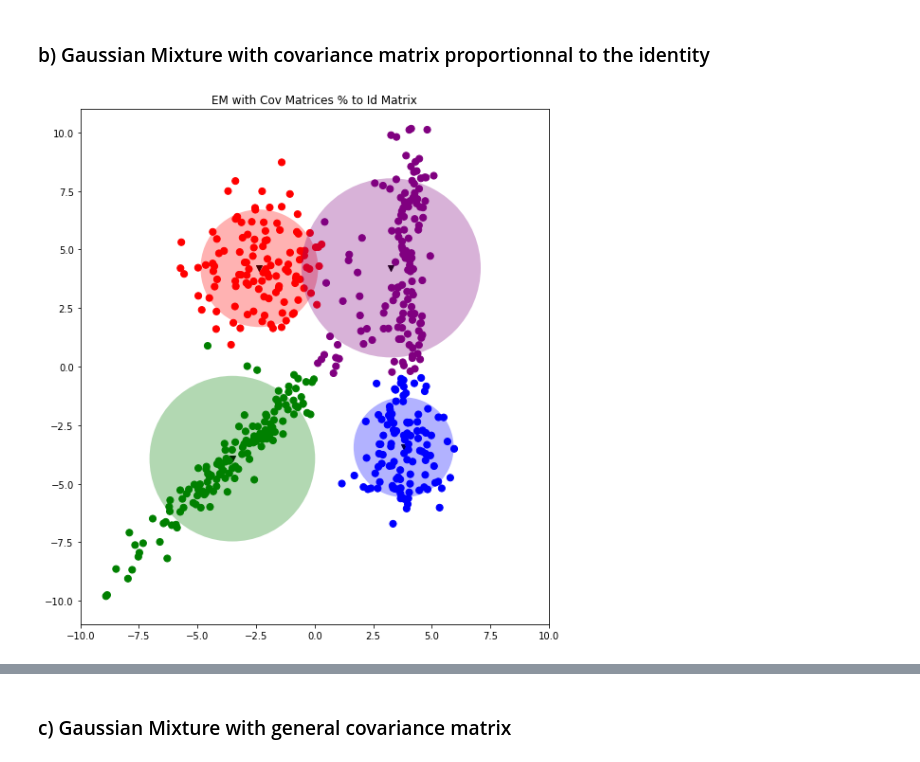
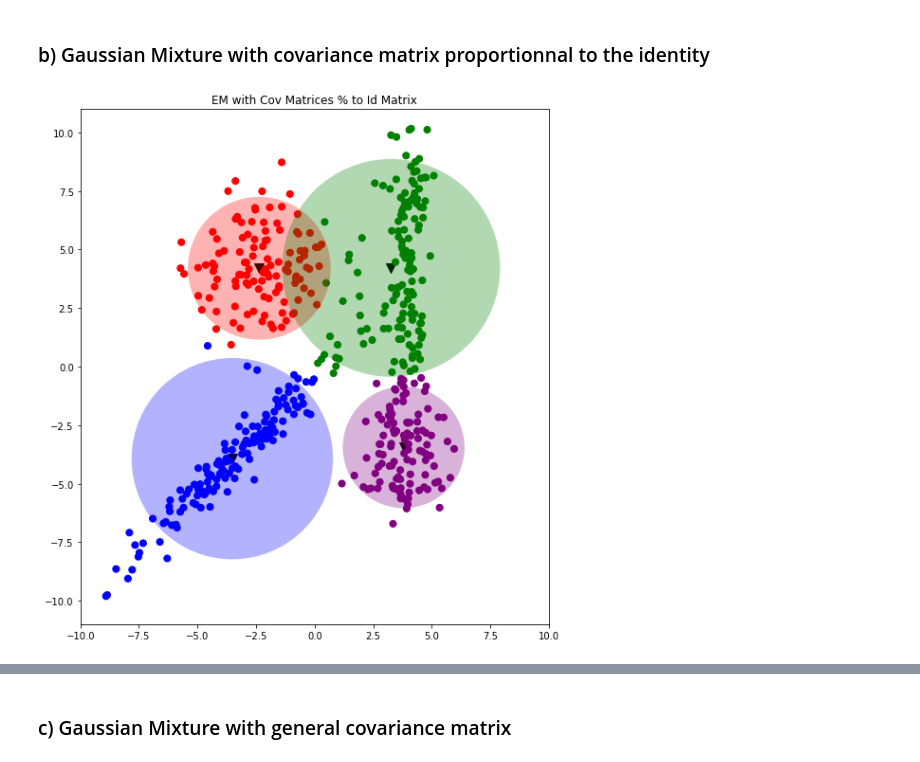
Before and after one commit to martinplouy/MVA, a Jupyter notebook: PGM/HW2/MVA_DM2_DELAFOURNIERE_PLOUY.ipynb, the cells around one changed output, grey strips where cells are left out. Cells and saved outputs as stored; diff of their text form; code cells hidden in the pictures.

```diff
--- a/PGM/HW2/MVA_DM2_DELAFOURNIERE_PLOUY.ipynb
+++ b/PGM/HW2/MVA_DM2_DELAFOURNIERE_PLOUY.ipynb
@@ -133,8 +123,21 @@ distortion measure :  1108.0371163984478
+# %%
+def getOptimalParametersOfKmeans(X, numTries):
+    optimalCenters, optimalClusters = computeKMeans(X, 100)
+    measureMax = computeDistortionMeasures(X, optimalCenters, optimalClusters)
+    for i in range(1, numTries):
+        X = data['data']
+        centers, clusters = computeKMeans(X, 100)
+        distortionMeasure = computeDistortionMeasures(X, centers, clusters)
+        if distortionMeasure < measureMax :
+            measureMax = distortionMeasure
+            optimalCenters = centers
+            optimalClusters = clusters
+    return optimalCenters, optimalClusters
 # %% [markdown]
 ### b) Gaussian Mixture with covariance matrix proportionnal to the identity
 # %%
 def computeEMForB(X, niter):
-    centers, clusters = computeKMeans(X, 100) #todo use max of 10 iterations
+    centers, clusters = getOptimalParametersOfKmeans(X, 10)
 
     # ----------------- init pi
     pi = [0,0,0,0]
@@ -184,7 +187,7 @@ def computeEMForB(X, niter):
             Xcentered = [X[k]-centers[l] for k in range(len(X))]
             Xcenteredsquare = [x**2 for x in Xcentered]
             Xcenteredsquareq = [Xcenteredsquare[k]*q[k,l] for k in range(len(Xcenteredsquare))]
-            sigma = 0.5*np.sum(Xcenteredsquareq)/sumq
+            sigma = 0.5*np.sum(Xcenteredsquareq)/sumq # here d = 2
             sigmas[l] = sigma * np.identity(2)
 
     return pi, centers, sigmas, q
@@ -245,9 +248,9 @@ def plotEM(X, centers, sigmas, q, title):
     fig = figure(figsize=(10,10))
     ax = fig.add_subplot(111, aspect='equal')
 
-    ax.scatter(centers[:,0], centers[:,1], color="black", marker = 'v')
+    ax.scatter(centers[:,0], centers[:,1], color="black", marker = 'v', s = 100)
     for i in range(4):
-        ell = plot_cov_ellipse(sigmas[i], centers[i, :], label_color_map[i], 1.645,ax) #1.645 is equivalenrt to 90%
+        ell = plot_cov_ellipse(sigmas[i], centers[i, :], label_color_map[i], 2, ax) # 2std => 95%
 
 
     clusters = np.argmax(q,1)
@@ -260,18 +263,19 @@ def plotEM(X, centers, sigmas, q, title):
     plt.show()
 # %%
 X = data['data']
-_, centers, sigmas, q = computeEMForB(X, 100)
+pi, centers, sigmas, q = computeEMForB(X, 100)
+sort = np.argsort(pi)
 plotEM(X, centers, sigmas, q, "EM with Cov Matrices % to Id Matrix")
-for key in sigmas:
+for key in sort:
     print("for gaussian", key)
     print("\t pi :")
     print("\t", pi[key])
     print("\t center :")
     print("\t [",*centers[key],"]")
     print("\t cov matrice :")
     print("\t [",*sigmas[key][0],"]")
     print("\t [",*sigmas[key][1],"]")
 # %% [output]
-[figure, old version]
+[figure, new version]
 for gaussian 0
          pi :
```
Also changed, not shown: parts of 7 cells of this notebook.
